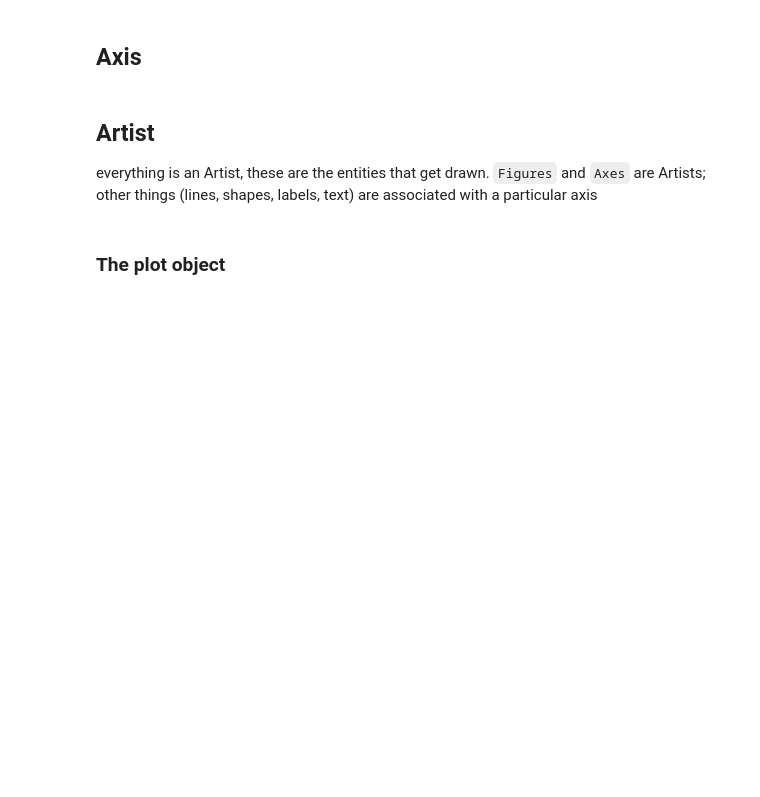
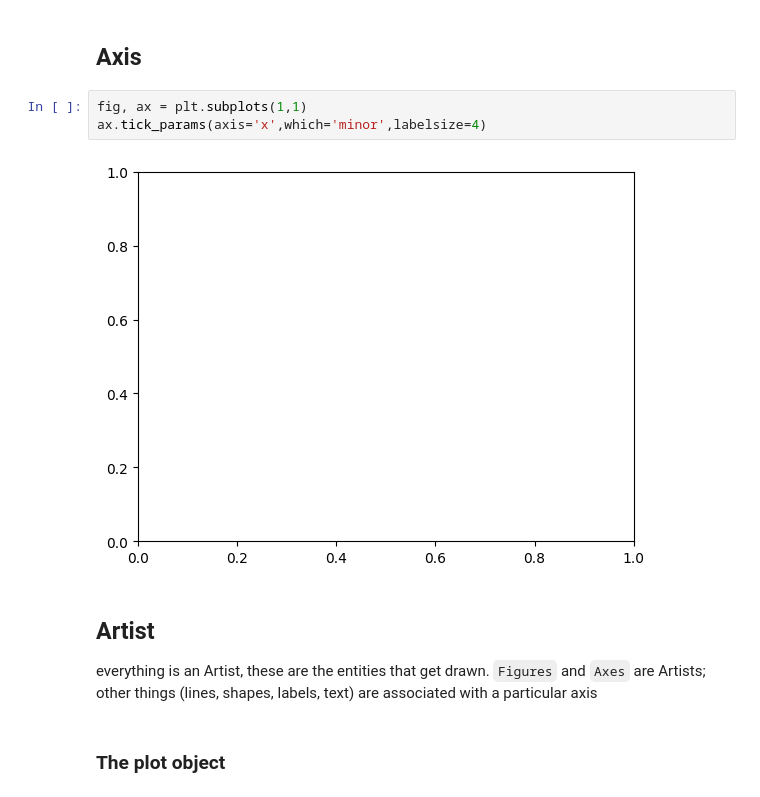
Before and after one commit to CU-NRSC-7657/NRSC7657, a Jupyter notebook: Week3/Plotting.ipynb, the cells around one changed output. Saved outputs shown, nothing was run; the diff lists cells and outputs as text; blank space fills up the shorter version.

```diff
--- a/Week3/Plotting.ipynb
+++ b/Week3/Plotting.ipynb
@@ -26,5 +54,10 @@ https://matplotlib.org/stable/gallery/index.html
 # %% [markdown]
 ## Axis
+# %%
+fig, ax = plt.subplots(1,1)
+ax.tick_params(axis='x',which='minor',labelsize=4)
+# %% [output]
+[figure, added]
 # %% [markdown]
 ## Artist
 everything is an Artist, these are the entities that get drawn. `Figures` and `Axes` are Artists; other things (lines, shapes, labels, text) are associated with a particular axis
```
Also changed, not shown: parts of 28 cells of this notebook, 3 other files.
